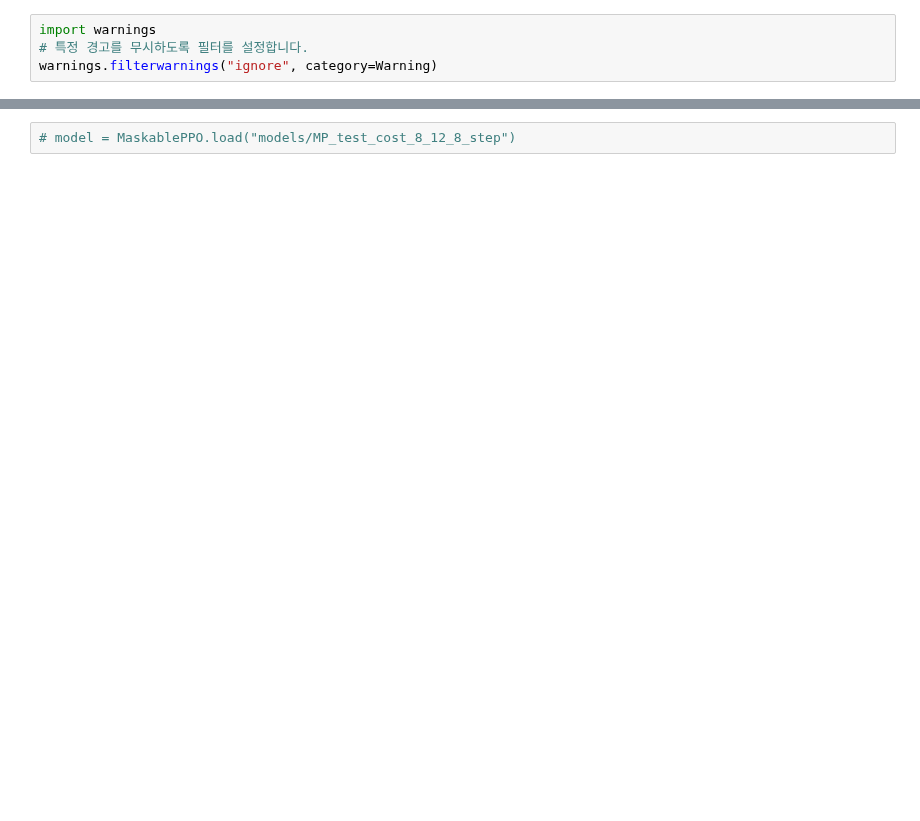
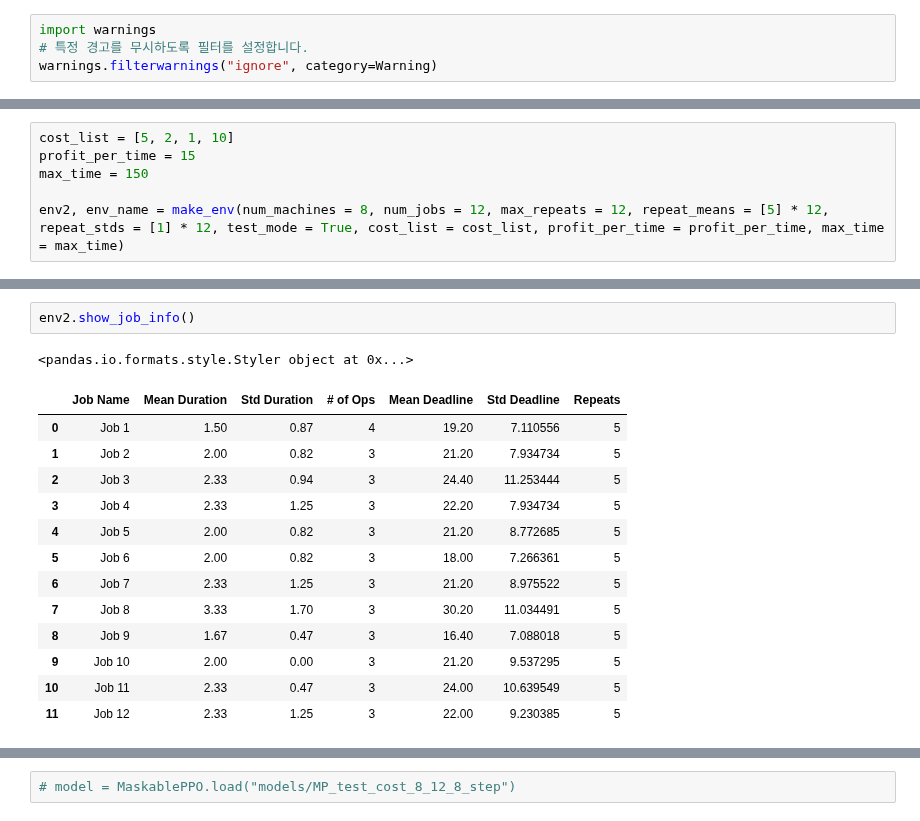
Before and after one commit to Huch0/RL-Scheduler, a Jupyter notebook: Test_CustomRepeatableEnv.ipynb, the cells around one changed output, grey strips where cells are left out. Drawn from its saved outputs; the diff is of its cells as text; blank space fills up the shorter version.

Commit message:
feat : env info 출력, test, train code 간소화

```diff
--- a/Test_CustomRepeatableEnv.ipynb
+++ b/Test_CustomRepeatableEnv.ipynb
@@ -155,0 +39,6 @@ model.save("MP_test_cost_5_8_5_1_v1")
+# %%
+cost_list = [5, 2, 1, 10]
+profit_per_time = 15
+max_time = 150
+
+env2, env_name = make_env(num_machines = 8, num_jobs = 12, max_repeats = 12, repeat_means = [5] * 12, repeat_stds = [1] * 12, test_mode = True, cost_list = cost_list, profit_per_time = profit_per_time, max_time = max_time)
@@ -155,0 +64,17 @@ model.save("MP_test_cost_5_8_5_1_v1")
+# %%
+env2.show_job_info()
+# %% [output]
+<pandas.io.formats.style.Styler object at 0x...>
+|  | Job Name | Mean Duration | Std Duration | # of Ops | Mean Deadline | Std Deadline | Repeats |
+| 0 | Job 1 | 1.50 | 0.87 | 4 | 19.20 | 7.110556 | 5 |
+| 1 | Job 2 | 2.00 | 0.82 | 3 | 21.20 | 7.934734 | 5 |
+| 2 | Job 3 | 2.33 | 0.94 | 3 | 24.40 | 11.253444 | 5 |
+| 3 | Job 4 | 2.33 | 1.25 | 3 | 22.20 | 7.934734 | 5 |
+| 4 | Job 5 | 2.00 | 0.82 | 3 | 21.20 | 8.772685 | 5 |
+| 5 | Job 6 | 2.00 | 0.82 | 3 | 18.00 | 7.266361 | 5 |
+| 6 | Job 7 | 2.33 | 1.25 | 3 | 21.20 | 8.975522 | 5 |
+| 7 | Job 8 | 3.33 | 1.70 | 3 | 30.20 | 11.034491 | 5 |
+| 8 | Job 9 | 1.67 | 0.47 | 3 | 16.40 | 7.088018 | 5 |
+| 9 | Job 10 | 2.00 | 0.00 | 3 | 21.20 | 9.537295 | 5 |
+| 10 | Job 11 | 2.33 | 0.47 | 3 | 24.00 | 10.639549 | 5 |
+| 11 | Job 12 | 2.33 | 1.25 | 3 | 22.00 | 9.230385 | 5 |
```
Also changed, not shown: parts of 36 cells of this notebook.
